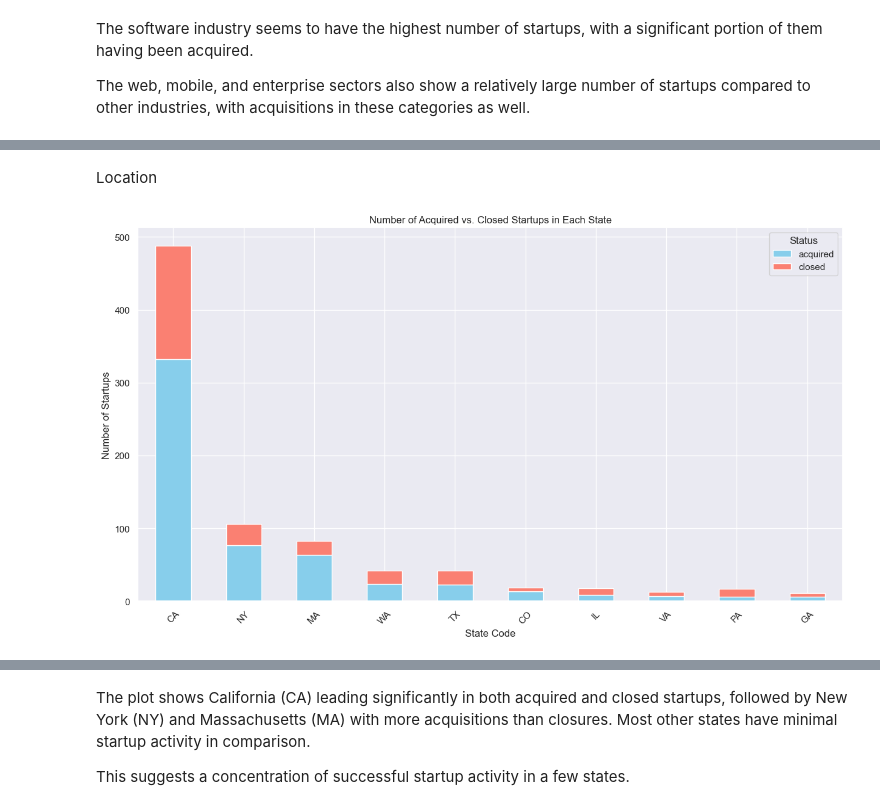
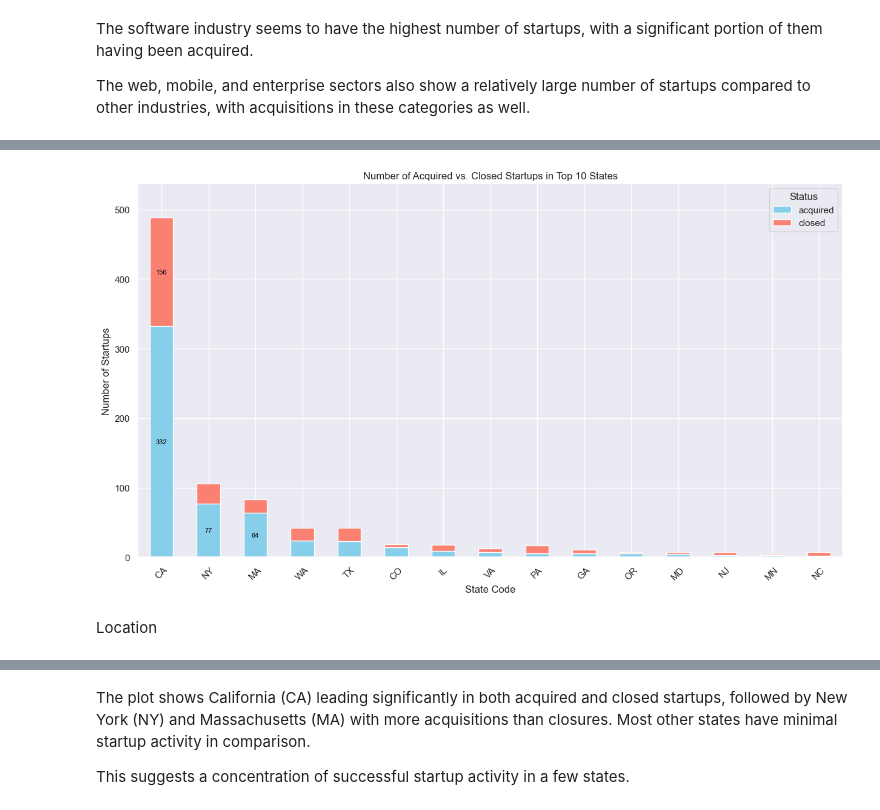
Before and after one commit to GabrielaArzateR/Predicting_startup_succes-, a Jupyter notebook: notebook/data_exploratio.ipynb, the cells around one changed output, grey strips where cells are left out. Saved outputs shown, nothing was run; the diff lists cells and outputs as text; code cells hidden in the pictures.

```diff
--- a/notebook/data_exploratio.ipynb
+++ b/notebook/data_exploratio.ipynb
@@ -133,21 +94,42 @@ The results here are pretty interesting but perhaps not that unexpected as the i
+# %%
+import matplotlib.pyplot as plt
+
+# Assuming 'data_df' is your DataFrame and it contains 'state_code' and 'status' columns
+grouped_data = data_df.groupby(['state_code', 'status']).size().unstack().fillna(0)
+
+# Sort the DataFrame by the sum of 'acquired' and 'closed' for each state and take the first 10
+grouped_data = grouped_data.sort_values(by=['acquired', 'closed'], ascending=False).head(15)
+
+# Convert the index to string to ensure proper handling as categorical data
+grouped_data.index = grouped_data.index.astype(str)
+
+# Create the stacked bar chart
+ax = grouped_data.plot(kind='bar', stacked=True, figsize=(15, 8), color=['skyblue', 'salmon'])
+plt.title('Number of Acquired vs. Closed Startups in Top 10 States')
+plt.xlabel('State Code')
+plt.ylabel('Number of Startups')
+plt.xticks(rotation=45)  # Rotates the state labels for better readability
+plt.legend(title='Status')
+
+# Define a threshold for displaying annotations
+threshold = 50  # Adjust the threshold as needed
+
+# Add text annotations
+for i, (state_code, row) in enumerate(grouped_data.iterrows()):
+    cumulative_height = 0
+    for status in ['acquired', 'closed']:  # Iterate in a specific order
+        count = row[status]
+        # Display annotation only if count is above the threshold
+        if count > threshold:
+            # Position text at the center of each segment
+            ax.text(i, cumulative_height + count / 2, f'{int(count):,}',
+                    fontsize=8, color='black', ha='center', va='center')
+        cumulative_height += count
+
+# Slightly adjust the ylim to make room for text annotations
+ax.set_ylim(0, grouped_data.max().sum() * 1.1)  # Increase the y-axis limit
+plt.show()
+# %% [output]
+[figure, added]
 # %% [markdown]
 Location
-# %%
-import matplotlib.pyplot as plt
-
-# Assuming 'data_df' is your DataFrame and it contains 'state_code' and 'status' columns
-grouped_data = data_df.groupby(['state_code', 'status']).size().unstack().fillna(0)
-
-# Sort the DataFrame by the sum of 'acquired' and 'closed' for each state
-grouped_data = grouped_data.sort_values(by=['acquired', 'closed'], ascending=False).head(10)
-
-# Create the stacked bar chart
-grouped_data.plot(kind='bar', stacked=True, figsize=(15, 8), color=['skyblue', 'salmon'])
-plt.title('Number of Acquired vs. Closed Startups in Each State')
-plt.xlabel('State Code')
-plt.ylabel('Number of Startups')
-plt.xticks(rotation=45)  # Rotates the state labels for better readability
-plt.legend(title='Status')
-plt.show()
-# %% [output]
-[figure, removed]
```
Also changed, not shown: parts of 4 cells of this notebook.
